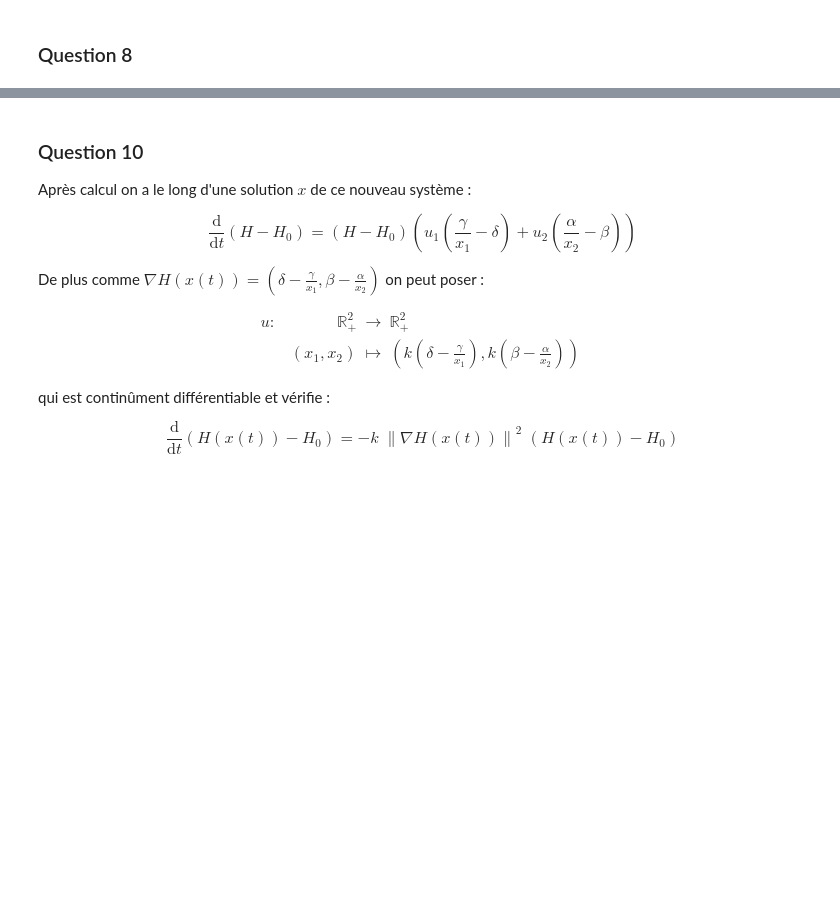
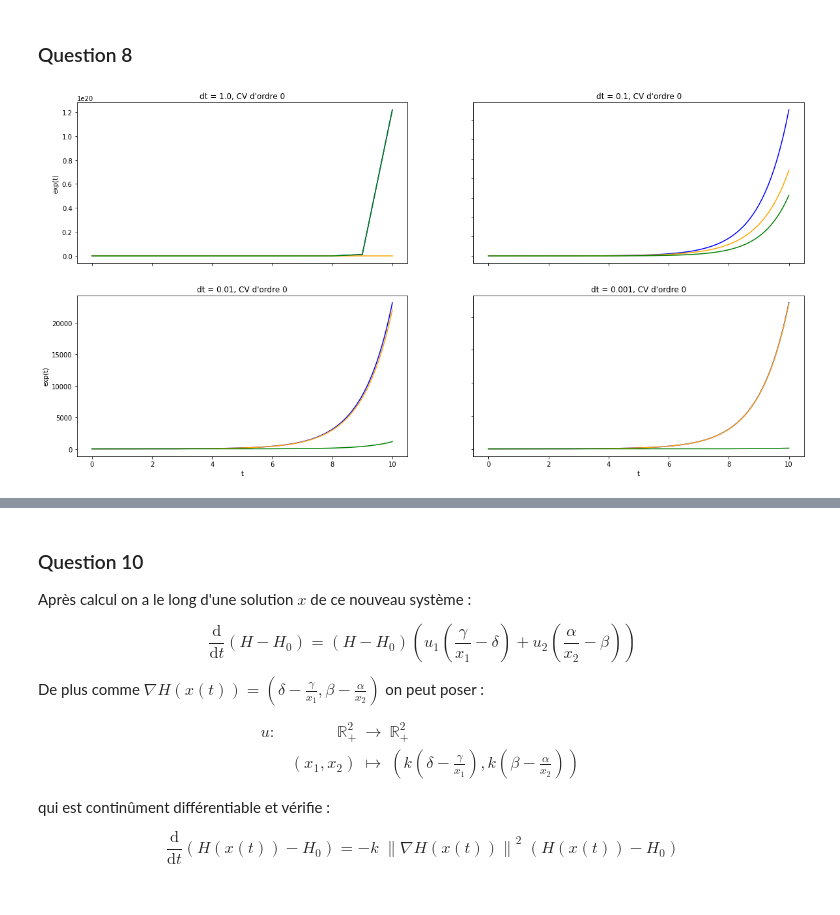
Before and after one commit to paul-mdb/projet_numerique_2, a Jupyter notebook: projet.ipynb, the cells around one changed output, grey strips where cells are left out. Cells and saved outputs as stored; diff of their text form; code cells hidden in the pictures; blank space fills up the shorter version.

```diff
--- a/projet.ipynb
+++ b/projet.ipynb
@@ -294,0 +289,70 @@ def solve_euler_implicit(f, x0, dt, t0, tf, itermax = 100):
+# %%
+def solve_euler_implicit(f, x0, dt, t0, tf, itermax = 100):
+    t_vector = np.arange(t0, tf, dt)
+    x_vector = np.array([x0])
+    x=x0
+    for t in t_vector :
+        xj = x
+        x += f(t,x)*dt  # On initialise x = x_(j+1) par la valeur donnée par euler explicite
+        for k in range(itermax) :
+            x = xj + dt*f(t+dt, x)  # On fait tendre x vers le point fixe de x -> j + dt*f(t+dt, x)
+        x_vector = np.append(x_vector, [x], axis = 0)
+    t_vector = np.append(t_vector, [tf])
+    return t_vector, x_vector
+    return t_vector, x_vector
+# %%
+# Test sur la fonction exponentielle (x' = x & x(0) = 1)
+def f(t,x) : return x
+
+fig, axs = plt.subplots(nrows = 2, ncols = 2, figsize=(20, 10))
+
+p=0
+dt = 10e-1
+t_vector, x_vector = solve_euler_implicit(f, 1, dt, 0, 10)
+y_vector = np.exp(t_vector)
+ordre = np.abs(x_vector - y_vector)/dt**p
+axs[0,0].plot(t_vector, x_vector, c = 'blue')
+axs[0,0].plot(t_vector, y_vector, c = 'orange')
+axs[0,0].plot(t_vector, ordre, c = 'green')
+axs[0,0].set_title(f"dt = {dt}, CV d'ordre {p}")
+
+p=0
+dt = 10e-2
+t_vector, x_vector = solve_euler_implicit(f, 1, dt, 0, 10)
+y_vector = np.exp(t_vector)
+ordre = np.abs(x_vector - y_vector)/dt**p
+axs[0,1].plot(t_vector, x_vector, c = 'blue')
+axs[0,1].plot(t_vector, y_vector, c = 'orange')
+axs[0,1].plot(t_vector, ordre, c = 'green')
+axs[0,1].set_title(f"dt = {dt}, CV d'ordre {p}")
+
+p=0
+dt = 10e-3
+t_vector, x_vector = solve_euler_implicit(f, 1, dt, 0, 10)
+y_vector = np.exp(t_vector)
+ordre = np.abs(x_vector - y_vector)/dt**p
+axs[1,0].plot(t_vector, x_vector, c = 'blue')
+axs[1,0].plot(t_vector, y_vector, c = 'orange')
+axs[1,0].plot(t_vector, ordre, c = 'green')
+axs[1,0].set_title(f"dt = {dt}, CV d'ordre {p}")
+
+p=0
+dt = 10e-4
+t_vector, x_vector = solve_euler_implicit(f, 1, dt, 0, 10)
+y_vector = np.exp(t_vector)
+ordre = np.abs(x_vector - y_vector)/dt**p
+axs[1,1].plot(t_vector, x_vector, c = 'blue')
+axs[1,1].plot(t_vector, y_vector, c = 'orange')
+axs[1,1].plot(t_vector, ordre, c = 'green')
+
+axs[1,1].set_title(f"dt = {dt}, CV d'ordre {p}")
+
+
+
+for ax in axs.flat:
+    ax.set(xlabel='t', ylabel='exp(t)')
+
+for ax in axs.flat:
+    ax.label_outer()
+# %% [output]
+[figure, added]
```
Also changed, not shown: parts of 11 cells of this notebook.
